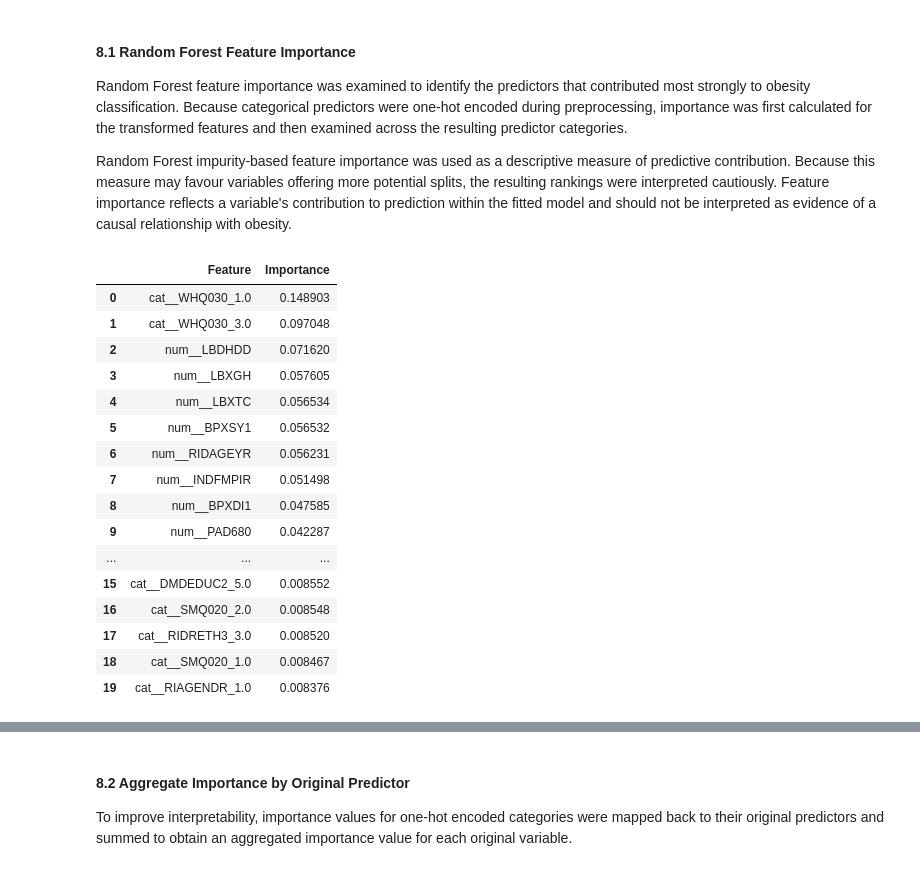
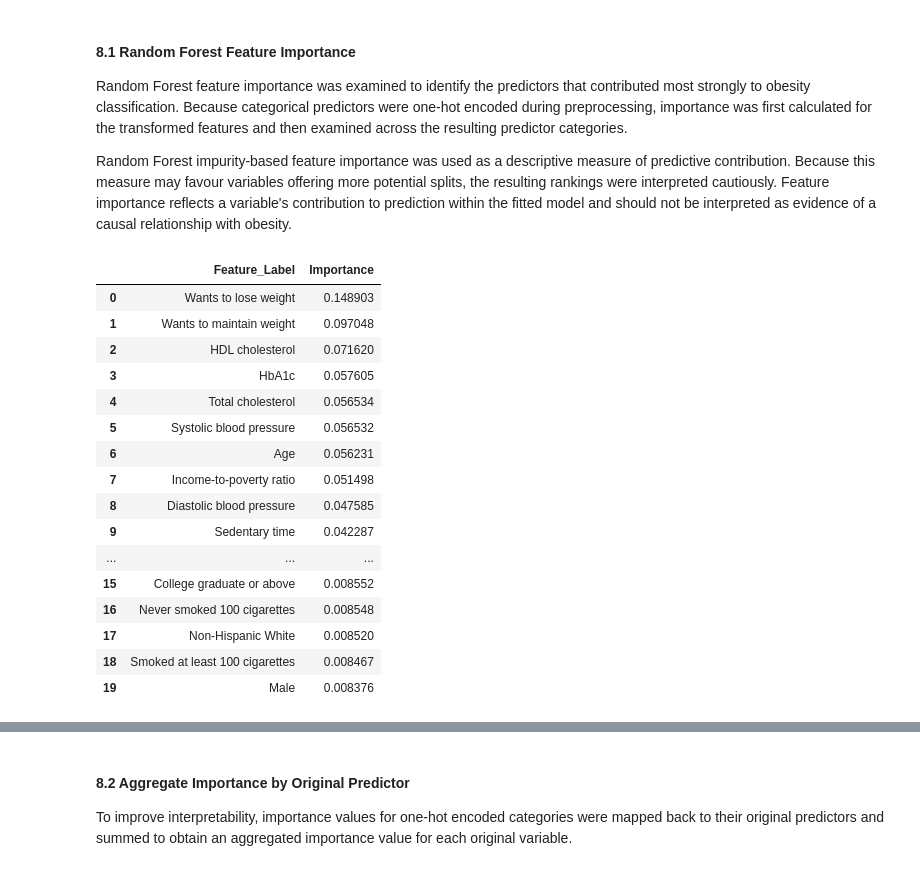
Before and after one commit to Akazong/NHANES-Obesity-Classification, a Jupyter notebook: notebooks/04_classification_modelling.ipynb, the cells around one changed output, grey strips where cells are left out. Cells and saved outputs as stored; diff of their text form; code cells hidden in the pictures.

```diff
--- a/notebooks/04_classification_modelling.ipynb
+++ b/notebooks/04_classification_modelling.ipynb
@@ -942,48 +942,88 @@ Random Forest impurity-based feature importance was used as a descriptive measur
 # %%
 # 8.1 Random Forest Feature Importance
 
 # Retrieve fitted Random Forest pipeline
 rf_model = fitted_models["Random Forest"]
 
 # Retrieve fitted preprocessor and classifier
 rf_preprocessor = rf_model.named_steps["preprocessor"]
 rf_classifier = rf_model.named_steps["classifier"]
 
 # Get transformed feature names
 feature_names = rf_preprocessor.get_feature_names_out()
 
 # Extract feature importances
 feature_importance = pd.DataFrame({
     "Feature": feature_names,
     "Importance": rf_classifier.feature_importances_
 })
 
 # Sort from highest to lowest importance
 feature_importance = feature_importance.sort_values(
     "Importance",
     ascending=False
 ).reset_index(drop=True)
 
+feature_labels = {
+    "cat__WHQ030_1.0": "Wants to lose weight",
+    "cat__WHQ030_3.0": "Wants to maintain weight",
+    "cat__WHQ030_2.0": "Wants to gain weight",
+
+    "num__LBDHDD": "HDL cholesterol",
+    "num__LBXGH": "HbA1c",
+    "num__LBXTC": "Total cholesterol",
+    "num__BPXSY1": "Systolic blood pressure",
+    "num__RIDAGEYR": "Age",
+    "num__INDFMPIR": "Income-to-poverty ratio",
+    "num__BPXDI1": "Diastolic blood pressure",
+    "num__PAD680": "Sedentary time",
+
+    "cat__RIDRETH3_6.0": "Non-Hispanic Asian",
+    "cat__RIDRETH3_4.0": "Non-Hispanic Black",
+    "cat__RIDRETH3_3.0": "Non-Hispanic White",
+
+    "cat__DMDMARTL_1.0": "Married",
+    "cat__DMDEDUC2_4.0": "Some college/associate degree",
+    "cat__DMDEDUC2_5.0": "College graduate or above",
+
+    "cat__SMQ020_2.0": "Never smoked 100 cigarettes",
+    "cat__SMQ020_1.0": "Smoked at least 100 cigarettes",
+
+    "cat__RIAGENDR_1.0": "Male"
+}
+
+# Add readable feature labels
+feature_importance["Feature_Label"] = (
+    feature_importance["Feature"]
+    .map(feature_labels)
+    .fillna(feature_importance["Feature"])
+)
+
 # Display top 20 predictors
-feature_importance.head(20)
+feature_importance[
+    ["Feature_Label", "Importance"]
+].head(20)
+
+# Display top 20 predictors
+# feature_importance.head(20)
 # %% [output]
-|  | Feature | Importance |
-| 0 | cat__WHQ030_1.0 | 0.148903 |
-| 1 | cat__WHQ030_3.0 | 0.097048 |
-| 2 | num__LBDHDD | 0.071620 |
-| 3 | num__LBXGH | 0.057605 |
-| 4 | num__LBXTC | 0.056534 |
-| 5 | num__BPXSY1 | 0.056532 |
-| 6 | num__RIDAGEYR | 0.056231 |
-| 7 | num__INDFMPIR | 0.051498 |
-| 8 | num__BPXDI1 | 0.047585 |
-| 9 | num__PAD680 | 0.042287 |
+|  | Feature_Label | Importance |
+| 0 | Wants to lose weight | 0.148903 |
+| 1 | Wants to maintain weight | 0.097048 |
+| 2 | HDL cholesterol | 0.071620 |
+| 3 | HbA1c | 0.057605 |
+| 4 | Total cholesterol | 0.056534 |
+| 5 | Systolic blood pressure | 0.056532 |
+| 6 | Age | 0.056231 |
+| 7 | Income-to-poverty ratio | 0.051498 |
+| 8 | Diastolic blood pressure | 0.047585 |
+| 9 | Sedentary time | 0.042287 |
 | ... | ... | ... |
-| 15 | cat__DMDEDUC2_5.0 | 0.008552 |
-| 16 | cat__SMQ020_2.0 | 0.008548 |
-| 17 | cat__RIDRETH3_3.0 | 0.008520 |
-| 18 | cat__SMQ020_1.0 | 0.008467 |
-| 19 | cat__RIAGENDR_1.0 | 0.008376 |
+| 15 | College graduate or above | 0.008552 |
+| 16 | Never smoked 100 cigarettes | 0.008548 |
+| 17 | Non-Hispanic White | 0.008520 |
+| 18 | Smoked at least 100 cigarettes | 0.008467 |
+| 19 | Male | 0.008376 |
 # %%
 # Plot top 20 Random Forest feature importances
 
```
Also changed, not shown: parts of 6 cells of this notebook.
